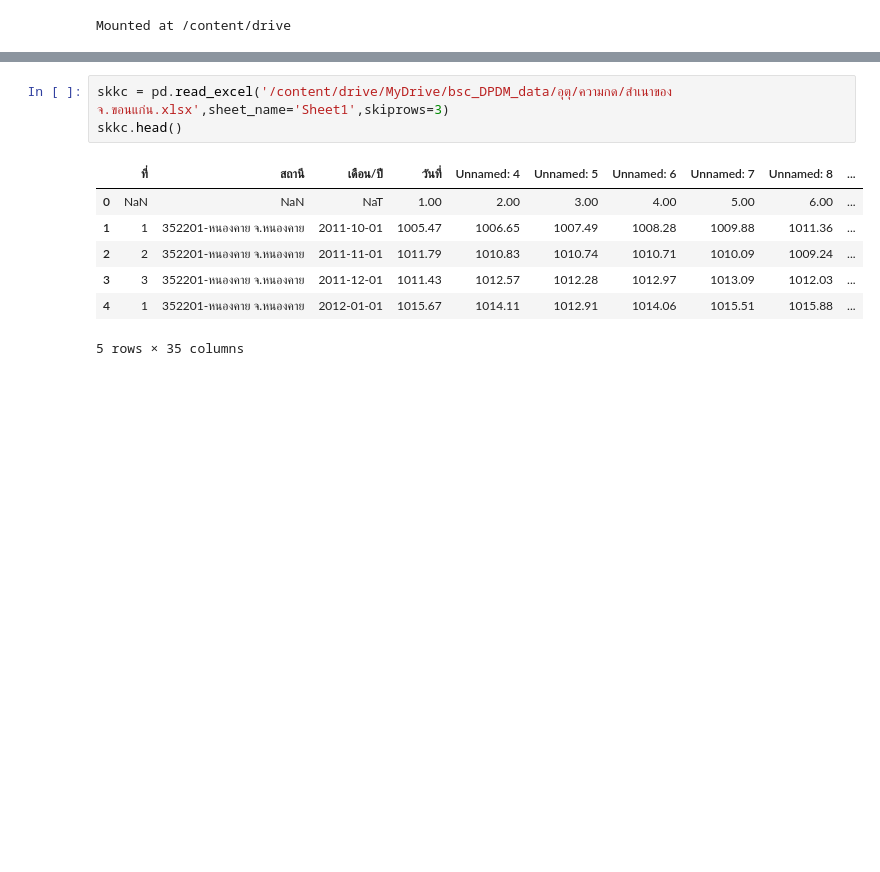
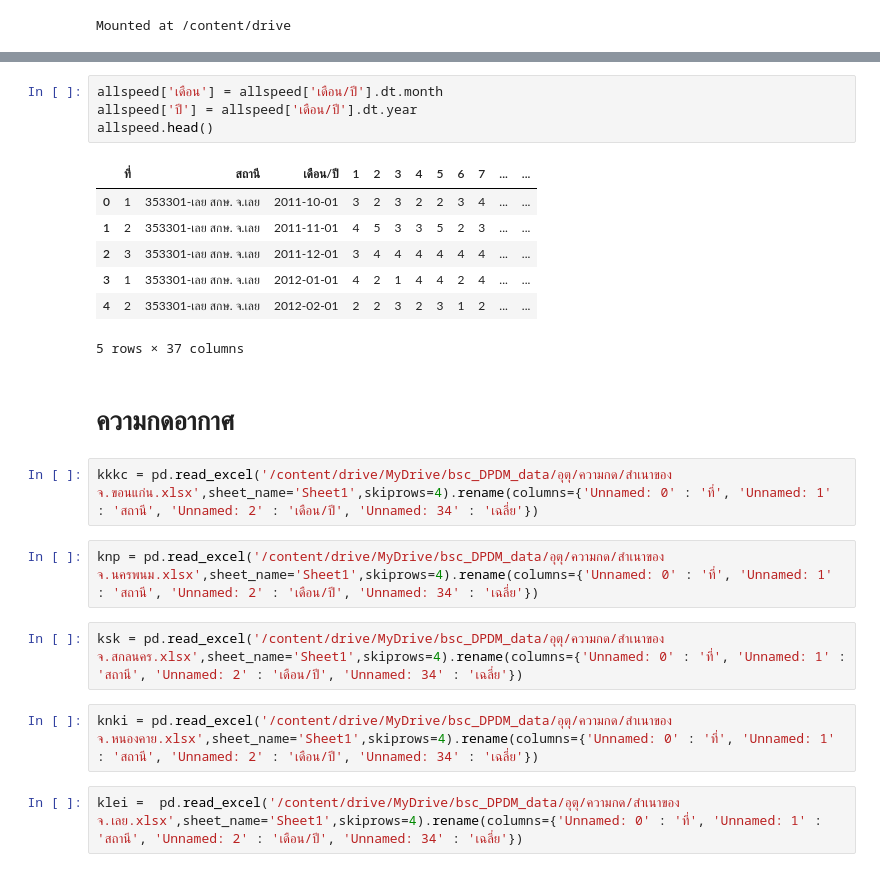
Before and after one commit to SasiwimonV/bsc_dpdm22, a Jupyter notebook: Quiz_Group_5_20_of_Midterm.ipynb, the cells around one changed output, grey strips where cells are left out. Cells and saved outputs as stored; diff of their text form; blank space fills up the shorter version.

```diff
--- a/Quiz_Group_5_20_of_Midterm.ipynb
+++ b/Quiz_Group_5_20_of_Midterm.ipynb
@@ -27,11 +38,24 @@ skkc.head()
+# %%
+allspeed['เดือน'] = allspeed['เดือน/ปี'].dt.month
+allspeed['ปี'] = allspeed['เดือน/ปี'].dt.year
+allspeed.head()
+# %% [output]
+|  | ที่ | สถานี | เดือน/ปี | 1 | 2 | 3 | 4 | 5 | 6 | 7 | ... | ... |
+| 0 | 1 | 353301-เลย สกษ. จ.เลย | 2011-10-01 | 3 | 2 | 3 | 2 | 2 | 3 | 4 | ... | ... |
+| 1 | 2 | 353301-เลย สกษ. จ.เลย | 2011-11-01 | 4 | 5 | 3 | 3 | 5 | 2 | 3 | ... | ... |
+| 2 | 3 | 353301-เลย สกษ. จ.เลย | 2011-12-01 | 3 | 4 | 4 | 4 | 4 | 4 | 4 | ... | ... |
+| 3 | 1 | 353301-เลย สกษ. จ.เลย | 2012-01-01 | 4 | 2 | 1 | 4 | 4 | 2 | 4 | ... | ... |
+| 4 | 2 | 353301-เลย สกษ. จ.เลย | 2012-02-01 | 2 | 2 | 3 | 2 | 3 | 1 | 2 | ... | ... |
+5 rows × 37 columns
+# %% [markdown]
+# ความกดอากาศ
 # %%
-skkc = pd.read_excel('/content/drive/MyDrive/bsc_DPDM_data/อุตุ/ความกด/สำเนาของ จ.ขอนแก่น.xlsx',sheet_name='Sheet1',skiprows=3)
-skkc.head()
+kkkc = pd.read_excel('/content/drive/MyDrive/bsc_DPDM_data/อุตุ/ความกด/สำเนาของ จ.ขอนแก่น.xlsx',sheet_name='Sheet1',skiprows=4).rename(columns={'Unnamed: 0' : 'ที่', 'Unnamed: 1' : 'สถานี', 'Unnamed: 2' : 'เดือน/ปี', 'Unnamed: 34' : 'เฉลี่ย'})
-# %% [output]
-|  | ที่ | สถานี | เดือน/ปี | วันที่ | Unnamed: 4 | Unnamed: 5 | Unnamed: 6 | Unnamed: 7 | Unnamed: 8 | ... |
-| 0 | NaN | NaN | NaT | 1.00 | 2.00 | 3.00 | 4.00 | 5.00 | 6.00 | ... |
-| 1 | 1 | 352201-หนองคาย จ.หนองคาย | 2011-10-01 | 1005.47 | 1006.65 | 1007.49 | 1008.28 | 1009.88 | 1011.36 | ... |
-| 2 | 2 | 352201-หนองคาย จ.หนองคาย | 2011-11-01 | 1011.79 | 1010.83 | 1010.74 | 1010.71 | 1010.09 | 1009.24 | ... |
-| 3 | 3 | 352201-หนองคาย จ.หนองคาย | 2011-12-01 | 1011.43 | 1012.57 | 1012.28 | 1012.97 | 1013.09 | 1012.03 | ... |
-| 4 | 1 | 352201-หนองคาย จ.หนองคาย | 2012-01-01 | 1015.67 | 1014.11 | 1012.91 | 1014.06 | 1015.51 | 1015.88 | ... |
-5 rows × 35 columns
+# %%
+knp = pd.read_excel('/content/drive/MyDrive/bsc_DPDM_data/อุตุ/ความกด/สำเนาของ จ.นครพนม.xlsx',sheet_name='Sheet1',skiprows=4).rename(columns={'Unnamed: 0' : 'ที่', 'Unnamed: 1' : 'สถานี', 'Unnamed: 2' : 'เดือน/ปี', 'Unnamed: 34' : 'เฉลี่ย'})
+# %%
+ksk = pd.read_excel('/content/drive/MyDrive/bsc_DPDM_data/อุตุ/ความกด/สำเนาของ จ.สกลนคร.xlsx',sheet_name='Sheet1',skiprows=4).rename(columns={'Unnamed: 0' : 'ที่', 'Unnamed: 1' : 'สถานี', 'Unnamed: 2' : 'เดือน/ปี', 'Unnamed: 34' : 'เฉลี่ย'})
+# %%
+knki = pd.read_excel('/content/drive/MyDrive/bsc_DPDM_data/อุตุ/ความกด/สำเนาของ จ.หนองคาย.xlsx',sheet_name='Sheet1',skiprows=4).rename(columns={'Unnamed: 0' : 'ที่', 'Unnamed: 1' : 'สถานี', 'Unnamed: 2' : 'เดือน/ปี', 'Unnamed: 34' : 'เฉลี่ย'})
+# %%
+klei =  pd.read_excel('/content/drive/MyDrive/bsc_DPDM_data/อุตุ/ความกด/สำเนาของ จ.เลย.xlsx',sheet_name='Sheet1',skiprows=4).rename(columns={'Unnamed: 0' : 'ที่', 'Unnamed: 1' : 'สถานี', 'Unnamed: 2' : 'เดือน/ปี', 'Unnamed: 34' : 'เฉลี่ย'})
```
Also changed, not shown: parts of 69 cells of this notebook.
